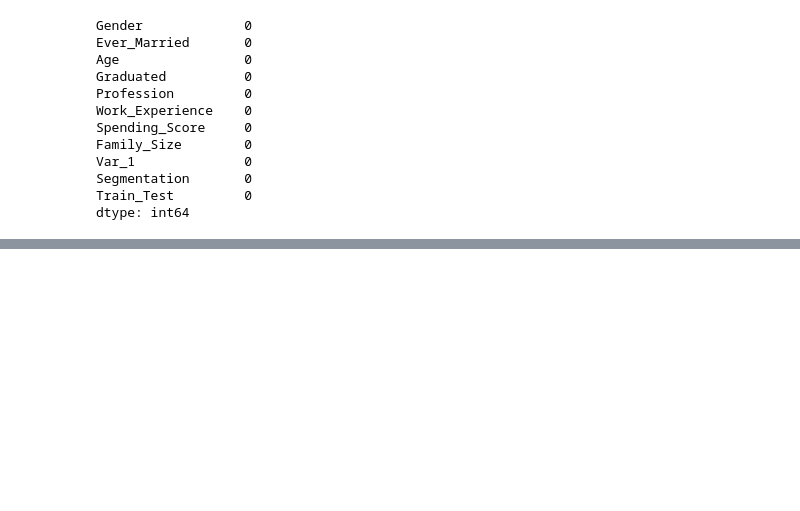
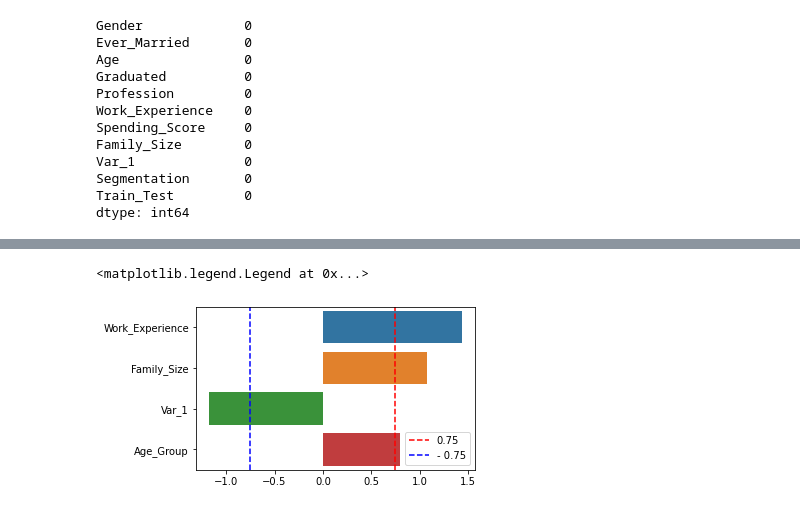
Before and after one commit to phantommarheaven7621/Customer_Segmentation_Classification, a Jupyter notebook: Customer_Segmentation_Classification.ipynb, the cells around one changed output, grey strips where cells are left out. Cells and saved outputs as stored; diff of their text form; code cells hidden in the pictures; blank space fills up the shorter version.

Commit message:
Label Encoding and Getting dummies

```diff
--- a/Customer_Segmentation_Classification.ipynb
+++ b/Customer_Segmentation_Classification.ipynb
@@ -275,0 +284,6 @@ dtype: int64
+# %%
+bins = [17,30,40,50,60, 70, 80, 90]
+labels = [0,1,2,3,4,5,6]
+df['Age_Group'] = pd.cut(df['Age'], bins=bins, labels=labels).astype(int)
+# %%
+df.drop(columns=['Age'], inplace=True)
@@ -275,0 +301,18 @@ dtype: int64
+# %%
+num_cols = ['Work_Experience', 'Family_Size', 'Var_1', 'Age_Group']
+
+# Set skew limit to 0.75
+skew_limit = 0.75
+
+# Get a Series of each numerical column with its skewness
+skew_vals = df[num_cols].skew()
+# %%
+# Plot skewness
+fig = plt.figure(figsize=(5,3))
+sns.barplot(x=skew_vals.values, y=skew_vals.index)
+plt.axvline(x=0.75, color='r', linestyle='--', label='0.75')
+plt.axvline(x=-0.75, color='b', linestyle='--', label='- 0.75')
+plt.legend()
+# %% [output]
+<matplotlib.legend.Legend at 0x...>
+[figure, added]
```
Also changed, not shown: parts of 21 cells of this notebook.
